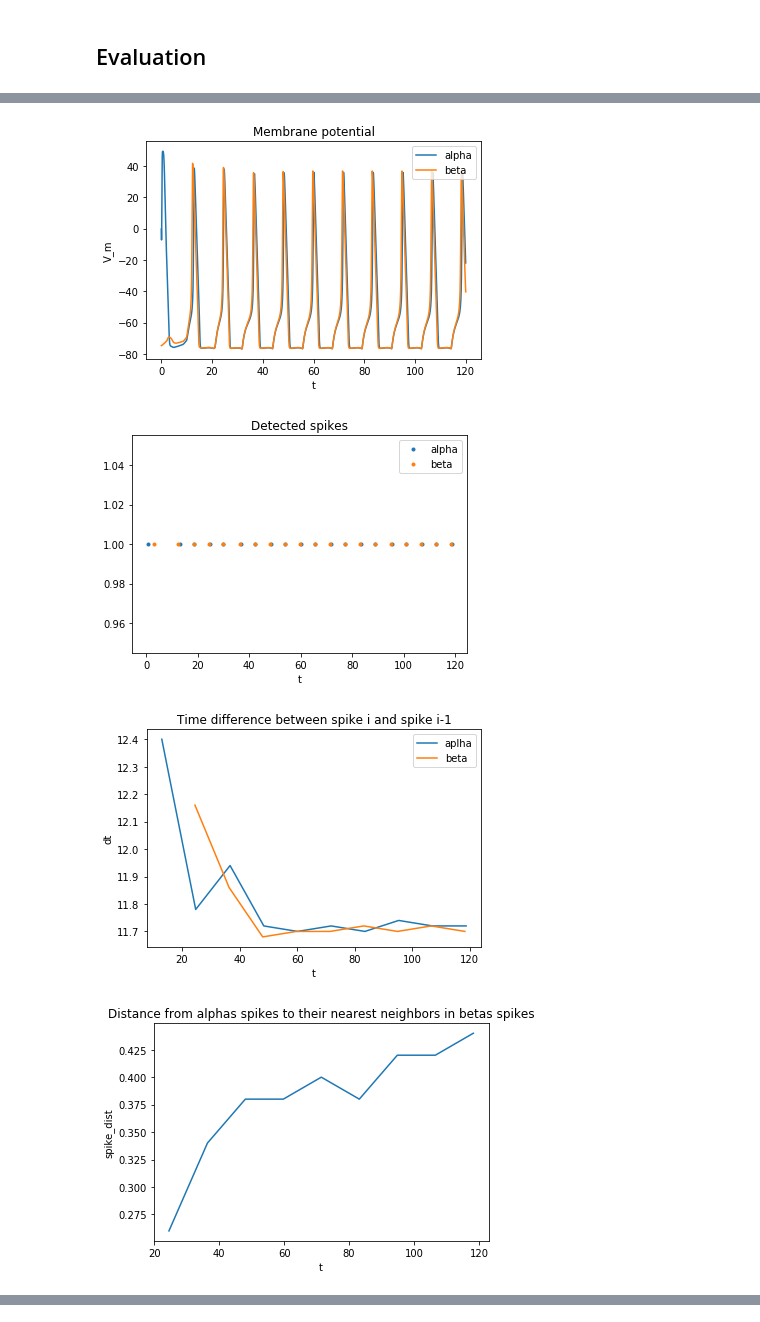
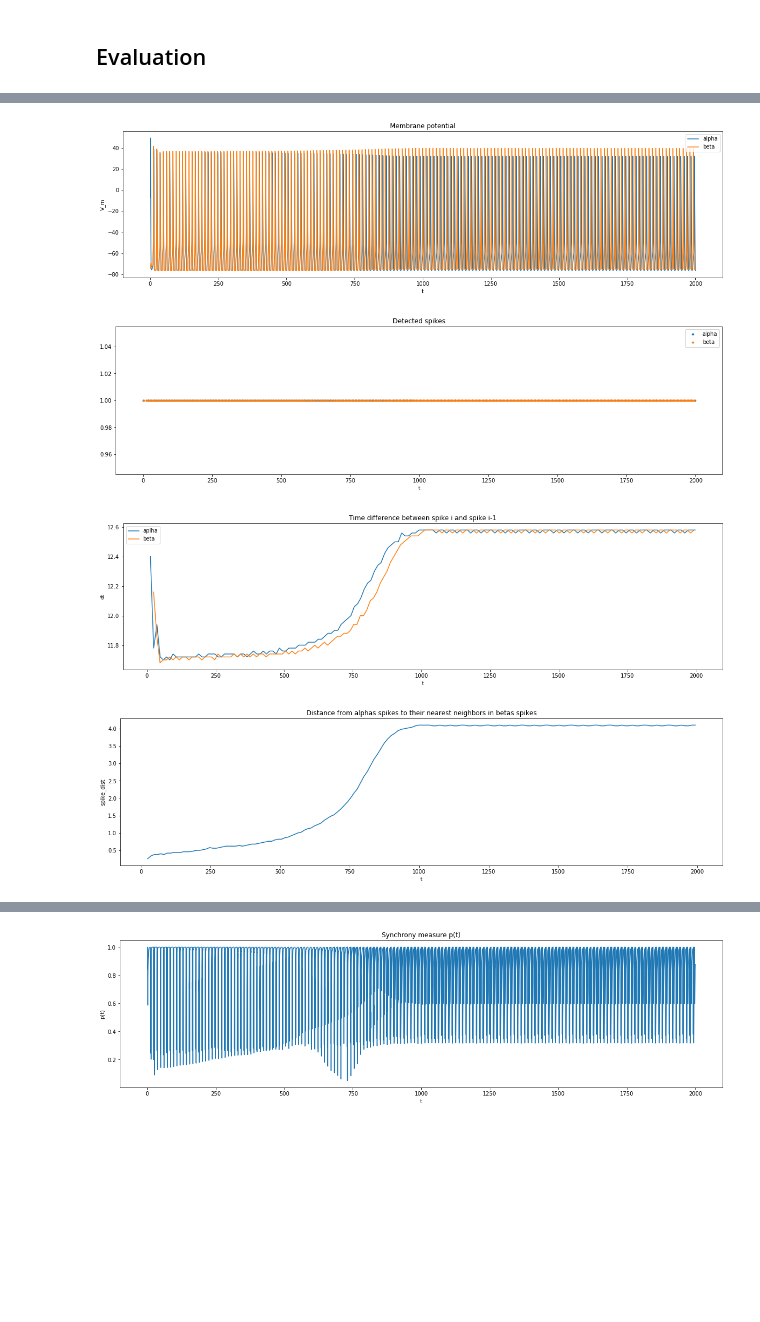
Before and after one commit to ndettmer/neuronal_synchrony_replication, a Jupyter notebook: FirstExp.ipynb, the cells around one changed output, grey strips where cells are left out. Saved outputs shown, nothing was run; the diff lists cells and outputs as text; code cells hidden in the pictures; blank space fills up the shorter version.

```diff
--- a/FirstExp.ipynb
+++ b/FirstExp.ipynb
@@ -315,7 +298,7 @@ m0 = 0.05
 h0 = 0.6
 n0 = 0.32
 V0 = -30.
-t_end = 120.
+t_end = 2000.
 
 # phase length is always around 14.66 ms
 phase_len_t = 14.66
@@ -442,3 +425,27 @@ with open("dumps/" + now + "_hh-neurons_" + scenario + ".csv", "w+") as my_csv:
     csvWriter = csv.writer(my_csv,delimiter=',')
     for n in neurons:
         csvWriter.writerow(n.V)
+# %%
+plt.rcParams["figure.figsize"] = (20, 5)
+
+# plot some spikes to check spike detection
+plt.figure()
+end_idx = int(400. / step_size)
+spike_times = get_spike_times(ts[:end_idx], neurons[0].V[:end_idx])
+for neuron in neurons[0:1]:
+    plt.plot(ts[:end_idx], neuron.V[:end_idx])
+    for st in spike_times:
+        plt.axvline(st, color="red", ls="--")
+plt.ylabel("V_m")
+plt.xlabel("t")
+plt.show()
+
+plt.figure()
+spike_times = get_spike_times(ts[:end_idx], neurons[1].V[:end_idx])
+for neuron in neurons[1:2]:
+    plt.plot(ts[:end_idx], neuron.V[:end_idx])
+    for st in spike_times:
+        plt.axvline(st, color="red", ls="--")
+plt.ylabel("V_m")
+plt.xlabel("t")
+plt.show()
@@ -475,34 +485,49 @@ for i in range(1, stb.shape[0]):
 
 plt.plot(sta[1:], pla)
 plt.plot(stb[1:], plb)
 plt.legend(["aplha", "beta"])
 plt.title("Time difference between spike i and spike i-1")
 plt.xlabel("t")
 plt.ylabel("dt")
 plt.show()
 
 # nearest spike neighbor
 from scipy.spatial import KDTree
 sta = np.reshape(sta, (sta.shape[0], 1))
 stb = np.reshape(stb, (stb.shape[0], 1))
 alpha_tree = KDTree(sta)
 nn_dist, nn_idx = alpha_tree.query(stb, 1)
 plt.plot(stb[1:], nn_dist[1:])
 plt.title("Distance from alphas spikes to their nearest neighbors in betas spikes")
 plt.ylabel("spike_dist")
 plt.xlabel("t")
 plt.show()
 
+# plot some nearest neighbors to check nn_detection
+plt.figure()
+plt.plot(ts, hh_alpha.V)
+plt.plot(ts, hh_beta.V)
+cm = plt.get_cmap('plasma')
+n_nn_samples = 5
+for i in range(n_nn_samples + 1):
+    idx = np.random.randint(1, len(sta) - 1)
+    c_idx = int(i * (len(cm.colors) - 1) / n_nn_samples)
+    plt.axvline(stb[idx], color=cm.colors[c_idx], ls="--")
+    plt.axvline(sta[nn_idx[idx]], color=cm.colors[c_idx], ls="--")
+plt.title("Nearest neighbor detection")
+plt.show()
+
 # synchrony measure
+plt.figure()
 ps = []
 ps = p(ts, neurons[0], neurons[1])
 plt.plot(ts, ps)
 plt.title("Synchrony measure p(t)")
 plt.ylabel("p(t)")
 plt.xlabel("t")
 plt.show()
 # %% [output]
-[figure, old version]
+[figure, new version]
-[figure, old version]
+[figure, new version]
-[figure, old version]
+[figure, new version]
-[figure, old version]
+[figure, new version]
@@ -509,0 +535 @@ plt.show()
+[figure, added]
```
Also changed, not shown: parts of 3 cells of this notebook, 12 other files.
